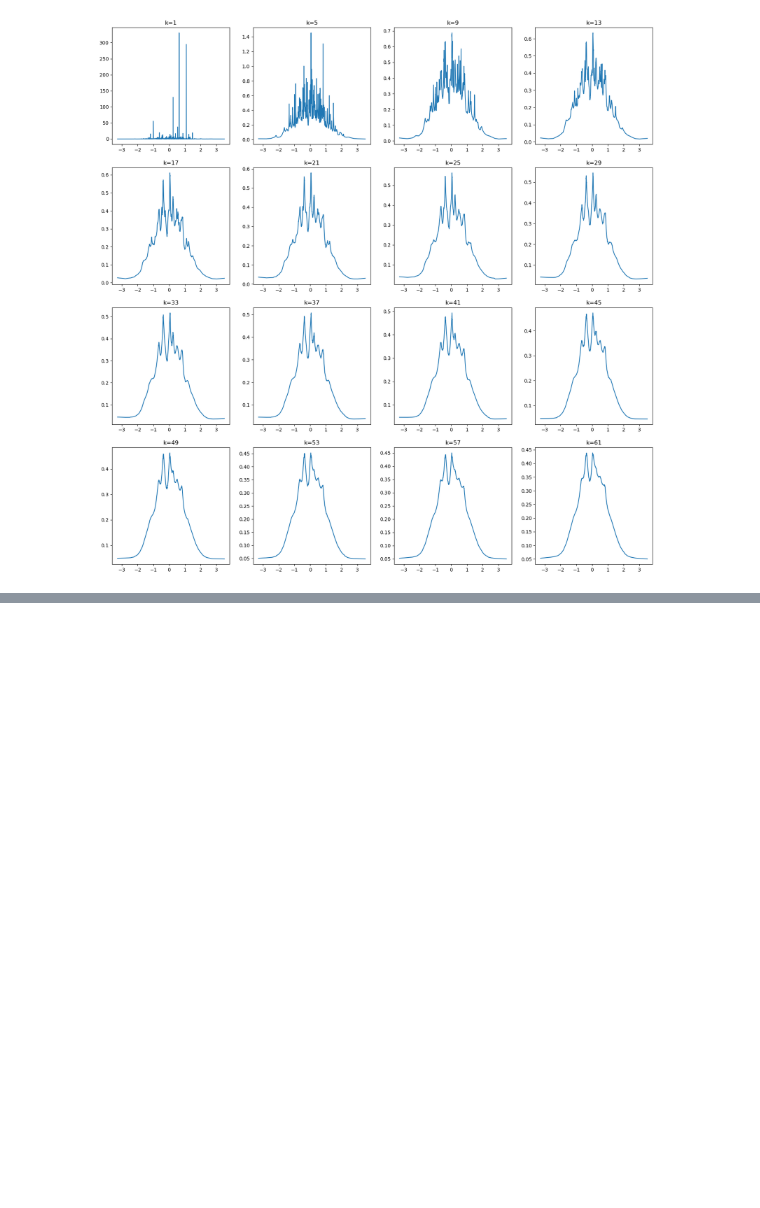
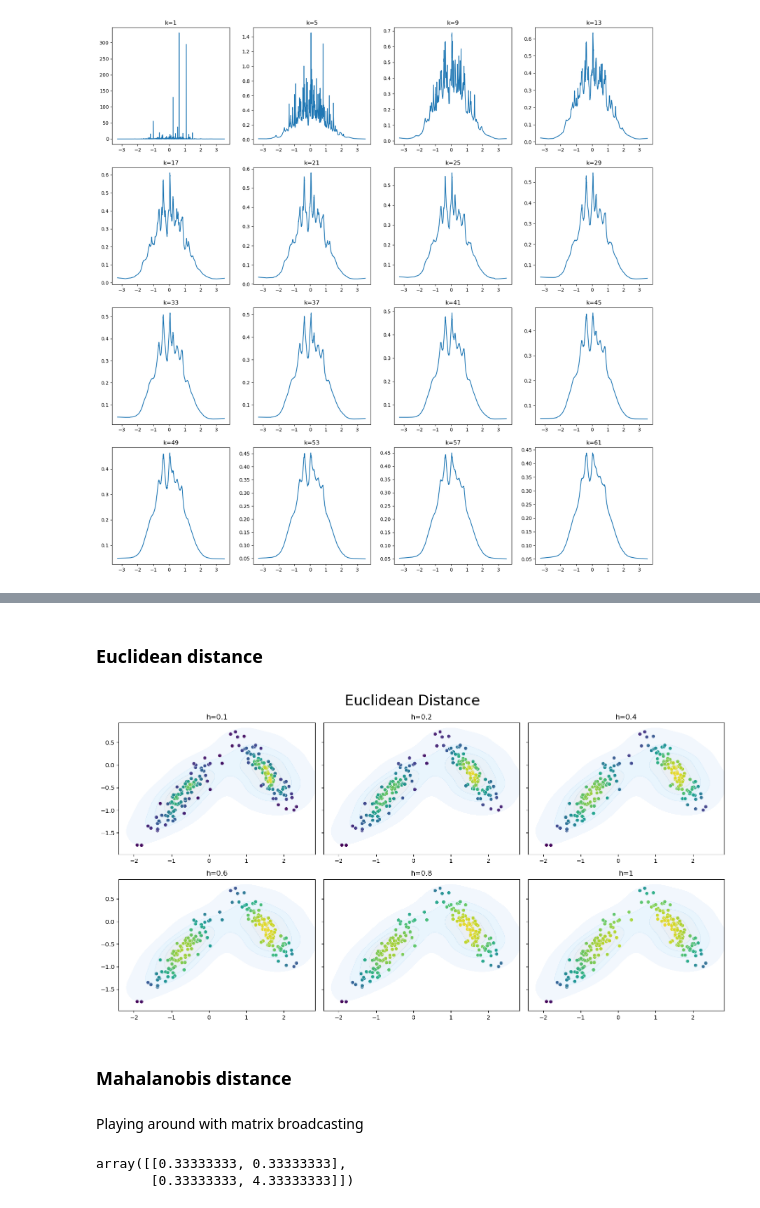
Before and after one commit to Janko-dev/ml_notebooks, a Jupyter notebook: notebooks/nonparametric_methods.ipynb, the cells around one changed output, grey strips where cells are left out. Saved outputs shown, nothing was run; the diff lists cells and outputs as text; code cells hidden in the pictures; blank space fills up the shorter version.

```diff
--- a/notebooks/nonparametric_methods.ipynb
+++ b/notebooks/nonparametric_methods.ipynb
@@ -115,7 +113,7 @@ $$
 # %%
 naive_estimator = lambda x, h: np.sum((x[..., None] - h/2 < x) & (x <= x[..., None] + h/2), axis=1)/(x.shape[0]*h)
 
-h = 1
+h = 2
 y = naive_estimator(x_gauss, h)
 
 plt.bar(x_gauss, y)
@@ -243,0 +253,24 @@ for i, k in enumerate(range(1, 65, 4)):
+# %% [markdown]
+### Euclidean distance
+# %%
+multi_k = lambda x: 1/(2*np.pi)**(x.shape[1]/2) * np.exp(-np.linalg.norm(x, axis=1)**2 / 2)
+multi_kernel_estimator = lambda x, h: 1/(x.shape[0]*h**x.shape[1]) * np.sum(multi_k((x[..., None] - x[..., None].T)/h), axis=0)
+
+fig, axes = plt.subplots(2, 3, figsize=(15, 8), sharey=True)
+axes = axes.flatten()
+
+hs = [0.1, 0.2, 0.4, 0.6, 0.8, 1]
+for i, h in enumerate(hs):
+    axes[i].set_title(f"{h=}")
+    y = multi_kernel_estimator(X, h)
+    sns.scatterplot(x=X[:, 0], y=X[:, 1], c=y, cmap="viridis", ax=axes[i])
+    sns.kdeplot(x=X[:, 0], y=X[:, 1], levels=5, fill=True, alpha=0.1, cut=1, ax=axes[i])
+
+fig.suptitle('Euclidean Distance', fontsize=24)
+plt.tight_layout()
+# %% [output]
+[figure, added]
+# %% [markdown]
+### Mahalanobis distance
+# %% [markdown]
+Playing around with matrix broadcasting
@@ -243,0 +283,6 @@ for i, k in enumerate(range(1, 65, 4)):
+# %%
+S = np.cov(x, rowvar=False)
+S
+# %% [output]
+array([[0.33333333, 0.33333333],
+       [0.33333333, 4.33333333]])
```
Also changed, not shown: parts of 36 cells of this notebook, 4 other files.
